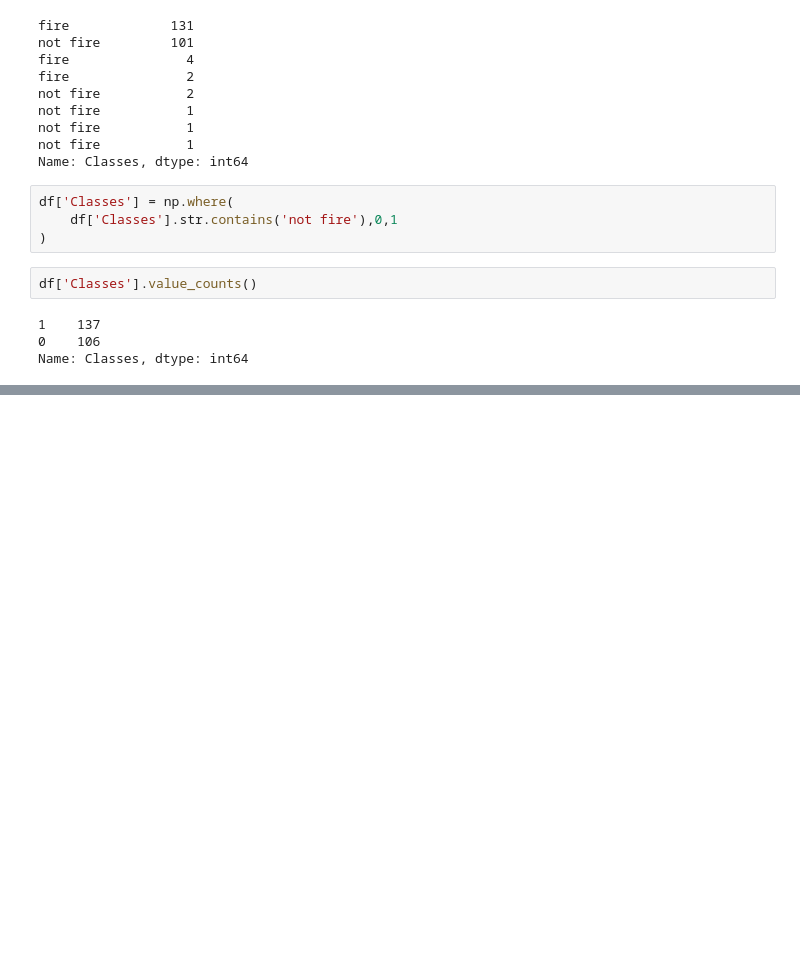
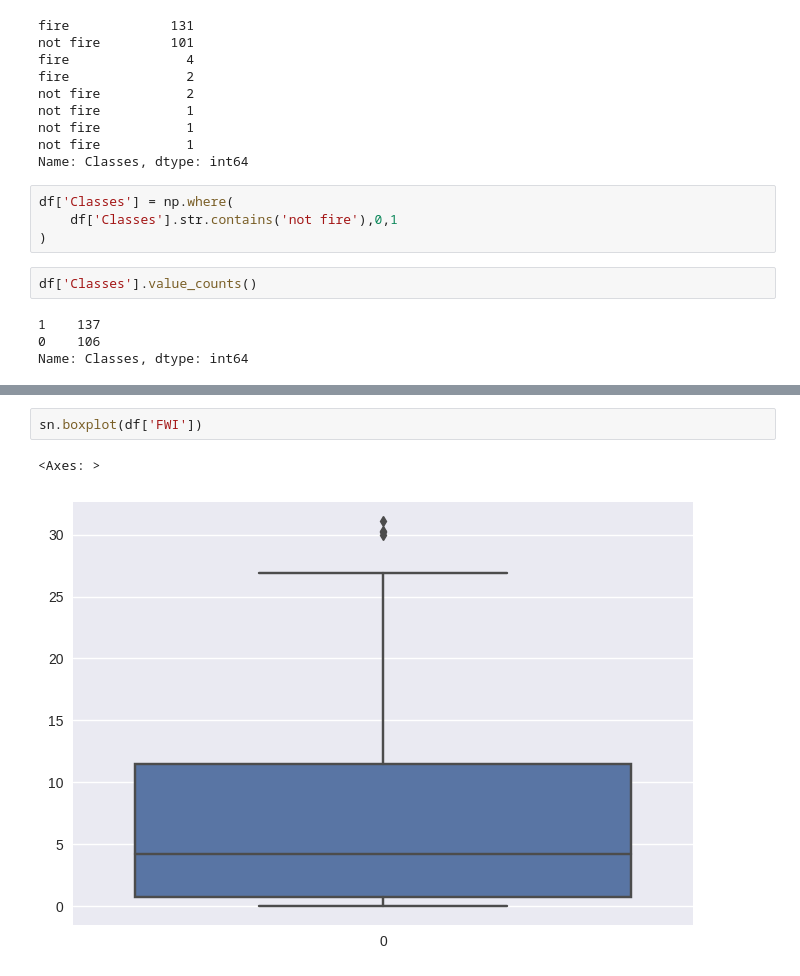
Before and after one commit to Geeth-Rath/A-ML, a Jupyter notebook: Forest_Dataset.ipynb, the cells around one changed output, grey strips where cells are left out. Cells and saved outputs as stored; diff of their text form; blank space fills up the shorter version.

```diff
--- a/Forest_Dataset.ipynb
+++ b/Forest_Dataset.ipynb
@@ -297,0 +354,5 @@ Name: Classes, dtype: int64
+# %%
+sn.boxplot(df['FWI'])
+# %% [output]
+<Axes: >
+[figure, added]
```
Also changed, not shown: parts of 9 cells of this notebook.
